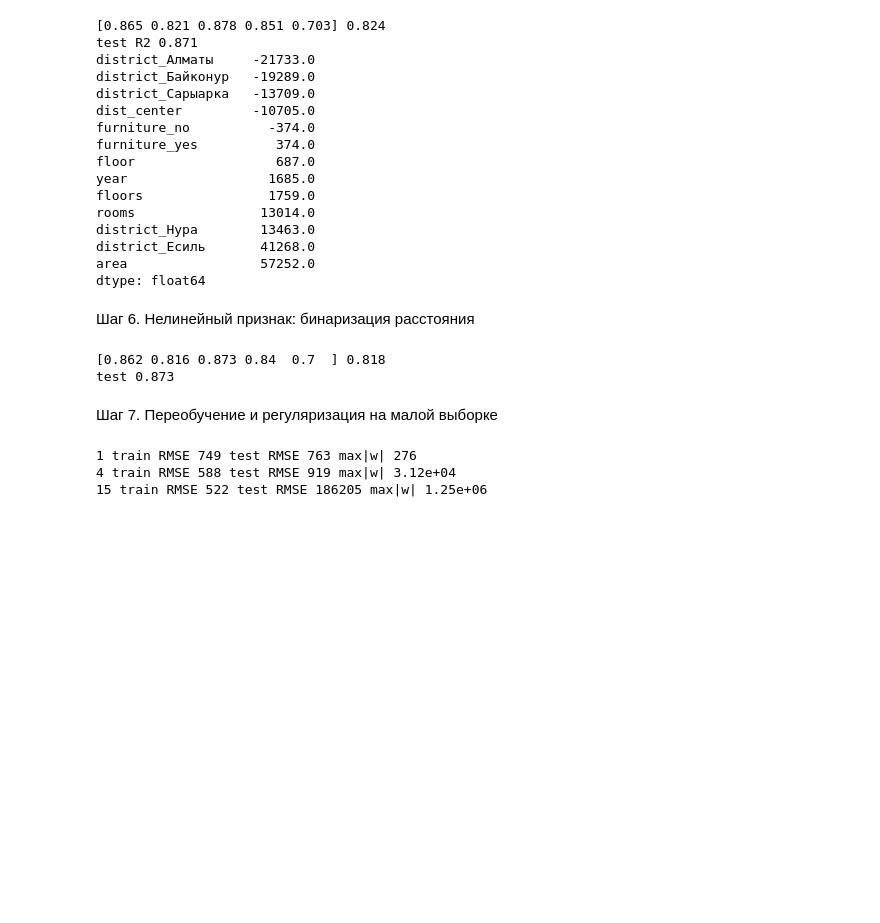
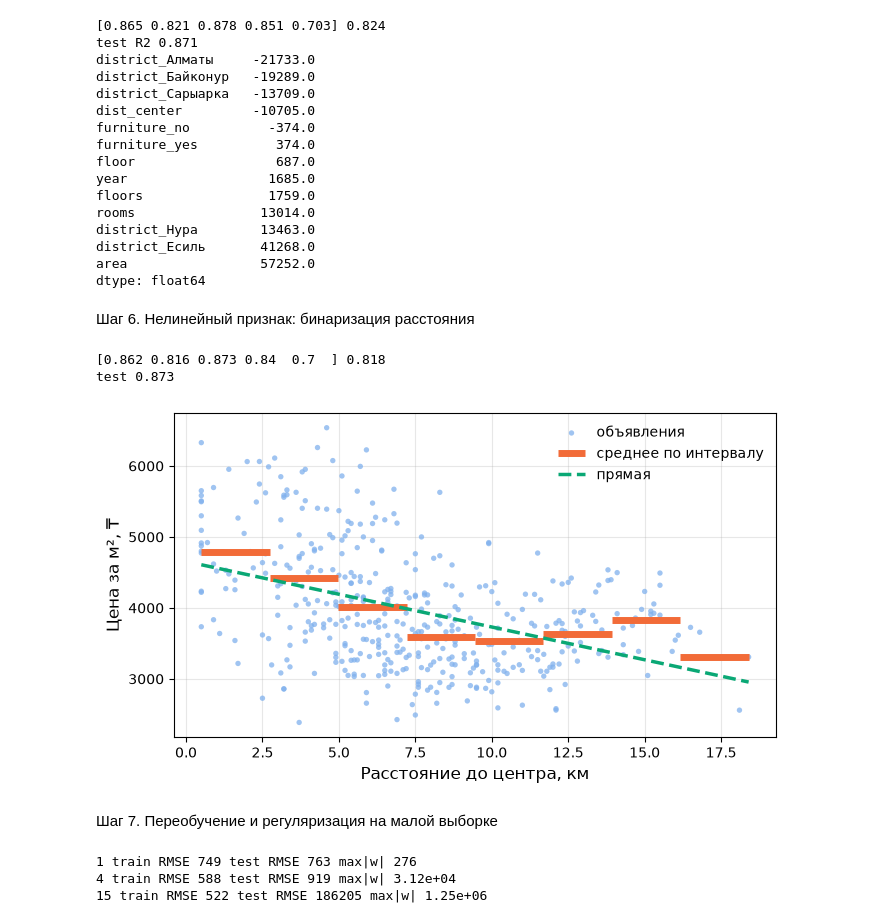
Before and after one commit to MalikovNurdaulet/PAD-Lab8, a Jupyter notebook: notebooks/lab8.ipynb, the cells around one changed output. Drawn from its saved outputs; the diff is of its cells as text; code cells hidden in the pictures; blank space fills up the shorter version.

```diff
--- a/notebooks/lab8.ipynb
+++ b/notebooks/lab8.ipynb
@@ -149,6 +149,83 @@ print("test", round(model_b.score(X_test, y_test), 3))
 # %% [output]
 [0.862 0.816 0.873 0.84  0.7  ] 0.818
 test 0.873
+# %%
+
+import numpy as np
+import pandas as pd
+import matplotlib.pyplot as plt
+from sklearn.linear_model import LinearRegression
+data = train[["dist_center", "area", "price"]].copy()
+data = data.dropna()
+data = data[data["area"] > 0]
+data["price_m2"] = data["price"] / data["area"]
+n_bins = 8
+edges = np.linspace(
+    data["dist_center"].min(),
+    data["dist_center"].max(),
+    n_bins + 1
+)
+data["bin"] = pd.cut(
+    data["dist_center"],
+    bins=edges,
+    labels=False,
+    include_lowest=True
+)
+lr_dist = LinearRegression()
+lr_dist.fit(data[["dist_center"]], data["price_m2"])
+x_line = np.linspace(
+    data["dist_center"].min(),
+    data["dist_center"].max(),
+    200
+)
+y_line = lr_dist.predict(
+    pd.DataFrame({"dist_center": x_line})
+)
+
+fig, ax = plt.subplots(figsize=(7, 4))
+ax.scatter(
+    data["dist_center"],
+    data["price_m2"],
+    color="#80B1ED",
+    alpha=0.75,
+    s=15,
+    edgecolors="none",
+    label="объявления"
+)
+for i in range(n_bins):
+    part = data[data["bin"] == i]
+
+    if not part.empty:
+        avg = part["price_m2"].mean()
+
+        ax.hlines(
+            y=avg,
+            xmin=edges[i],
+            xmax=edges[i + 1],
+            color="#F26B38",
+            linewidth=5,
+            label="среднее по интервалу" if i == 0 else None
+        )
+ax.plot(
+    x_line,
+    y_line,
+    "--",
+    color="#0AA875",
+    linewidth=2.5,
+    label="прямая"
+)
+ax.set_xlabel("Расстояние до центра, км", fontsize=12)
+ax.set_ylabel("Цена за м², ₸", fontsize=12)
+
+ax.grid(alpha=0.3)
+ax.set_axisbelow(True)
+ax.legend(loc="upper right", frameon=False)
+
+plt.tight_layout()
+plt.savefig("price_m2_distance_bins.png", dpi=300, bbox_inches="tight")
+plt.show()
+# %% [output]
+[figure, added]
 # %% [markdown]
 Шаг 7. Переобучение и регуляризация на малой выборке
 # %%
```
Also changed, not shown: parts of 2 cells of this notebook, 8 other files.
